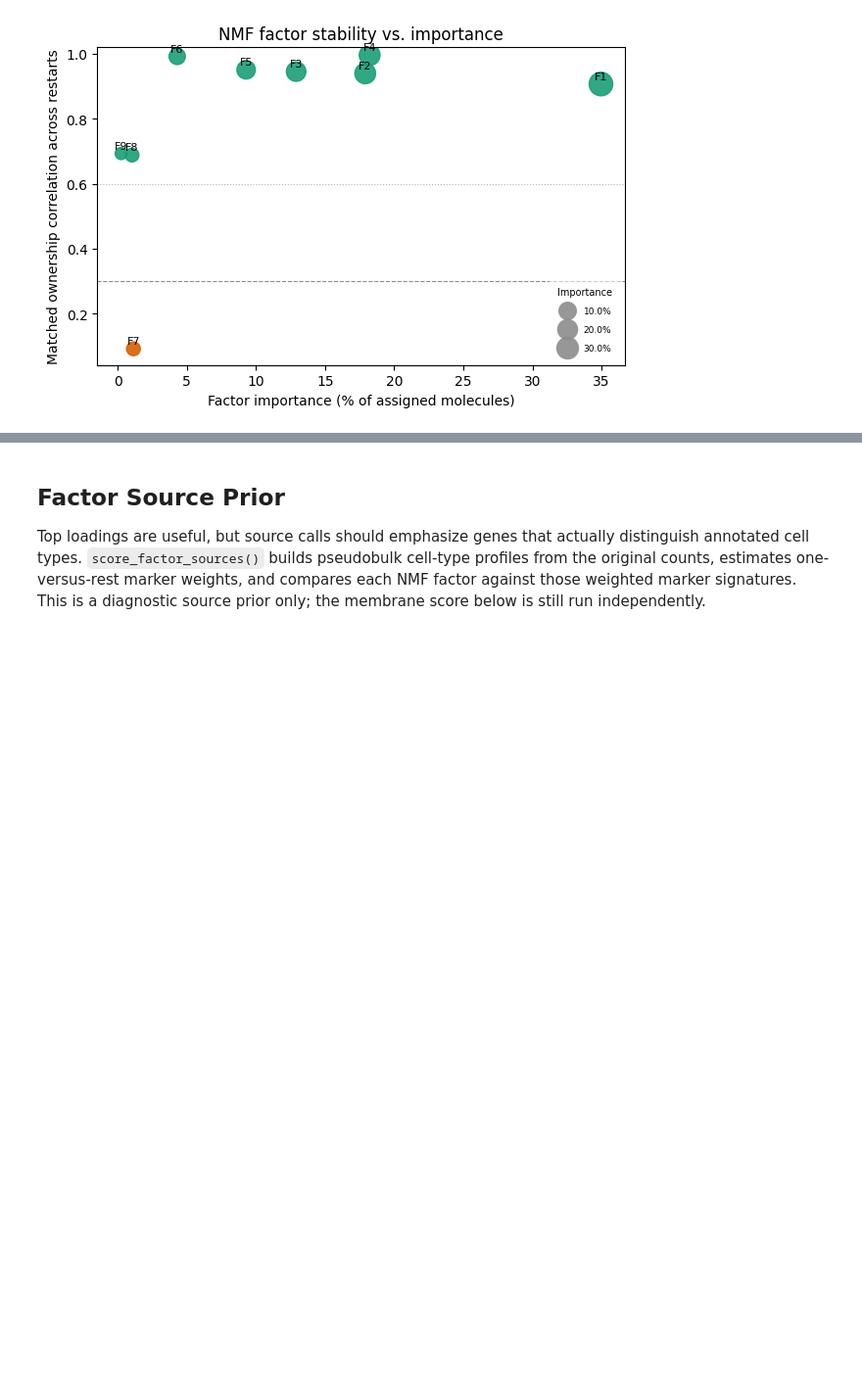
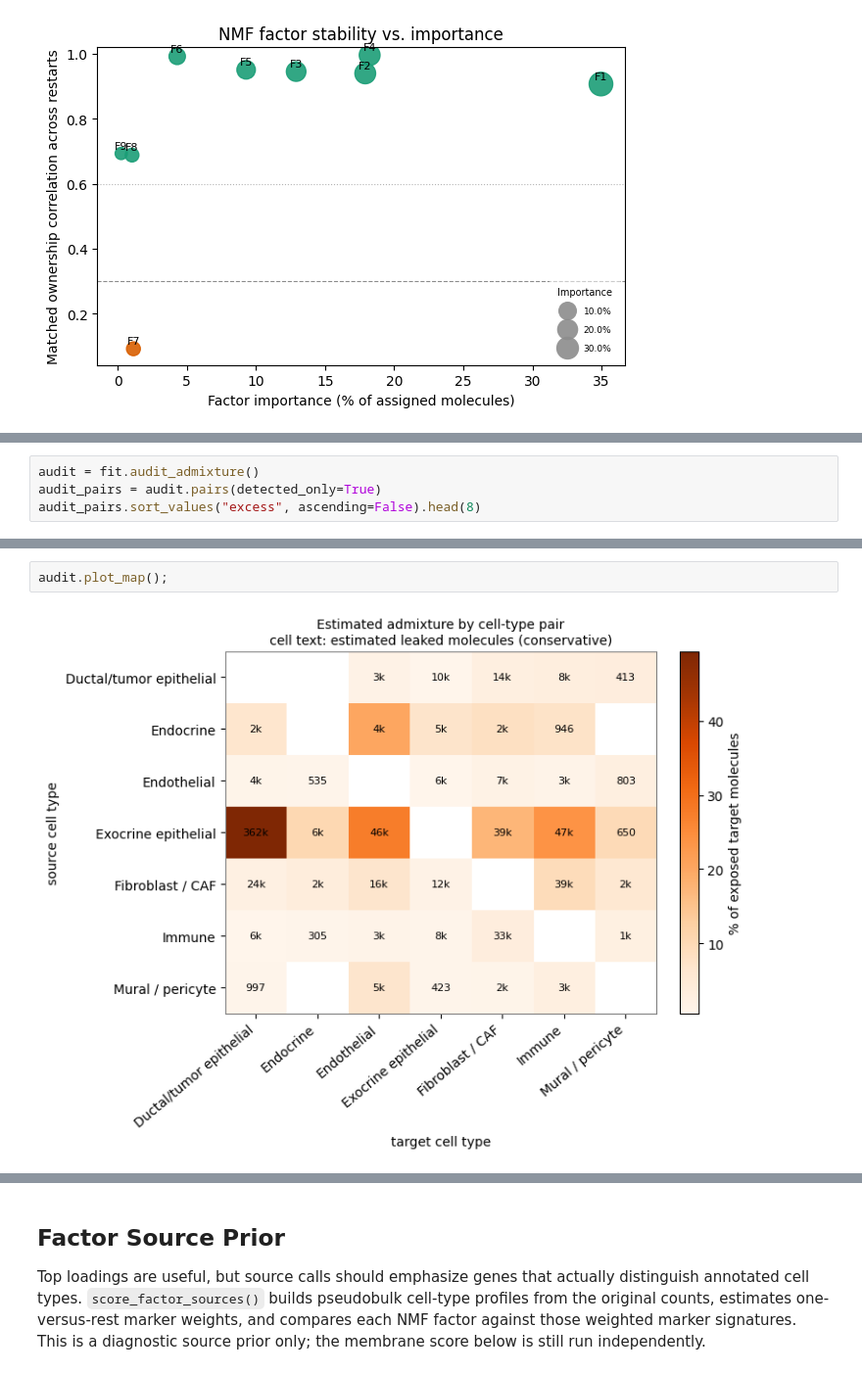
Before and after one commit to kharchenkolab/cellAdmix-core, a Jupyter notebook: examples/xenium_pancreas_membrane_377_full/pancreas_python_standalone.ipynb, the cells around one changed output, grey strips where cells are left out. Shown at 98% size. Cells and saved outputs as stored; diff of their text form; blank space fills up the shorter version.

Commit message:
Add admixture audit sections to the Python tutorials

```diff
--- a/examples/xenium_pancreas_membrane_377_full/pancreas_python_standalone.ipynb
+++ b/examples/xenium_pancreas_membrane_377_full/pancreas_python_standalone.ipynb
@@ -70,0 +79,4 @@ fit.plot_stability();
+# %%
+audit = fit.audit_admixture()
+audit_pairs = audit.pairs(detected_only=True)
+audit_pairs.sort_values("excess", ascending=False).head(8)
@@ -70,0 +93,4 @@ fit.plot_stability();
+# %%
+audit.plot_map();
+# %% [output]
+[figure, added]
```
Also changed, not shown: parts of 10 cells of this notebook, 1 other file.
